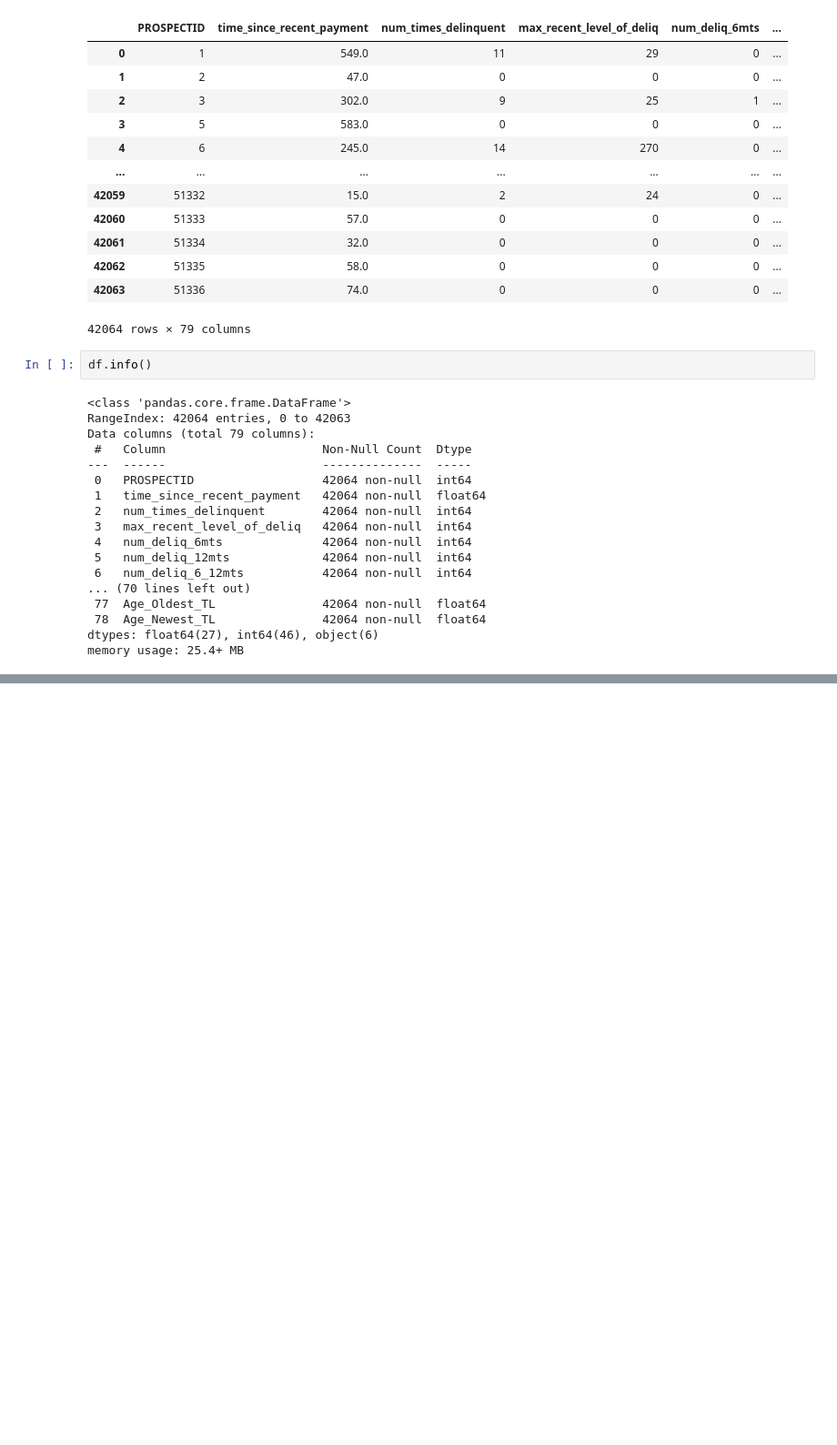
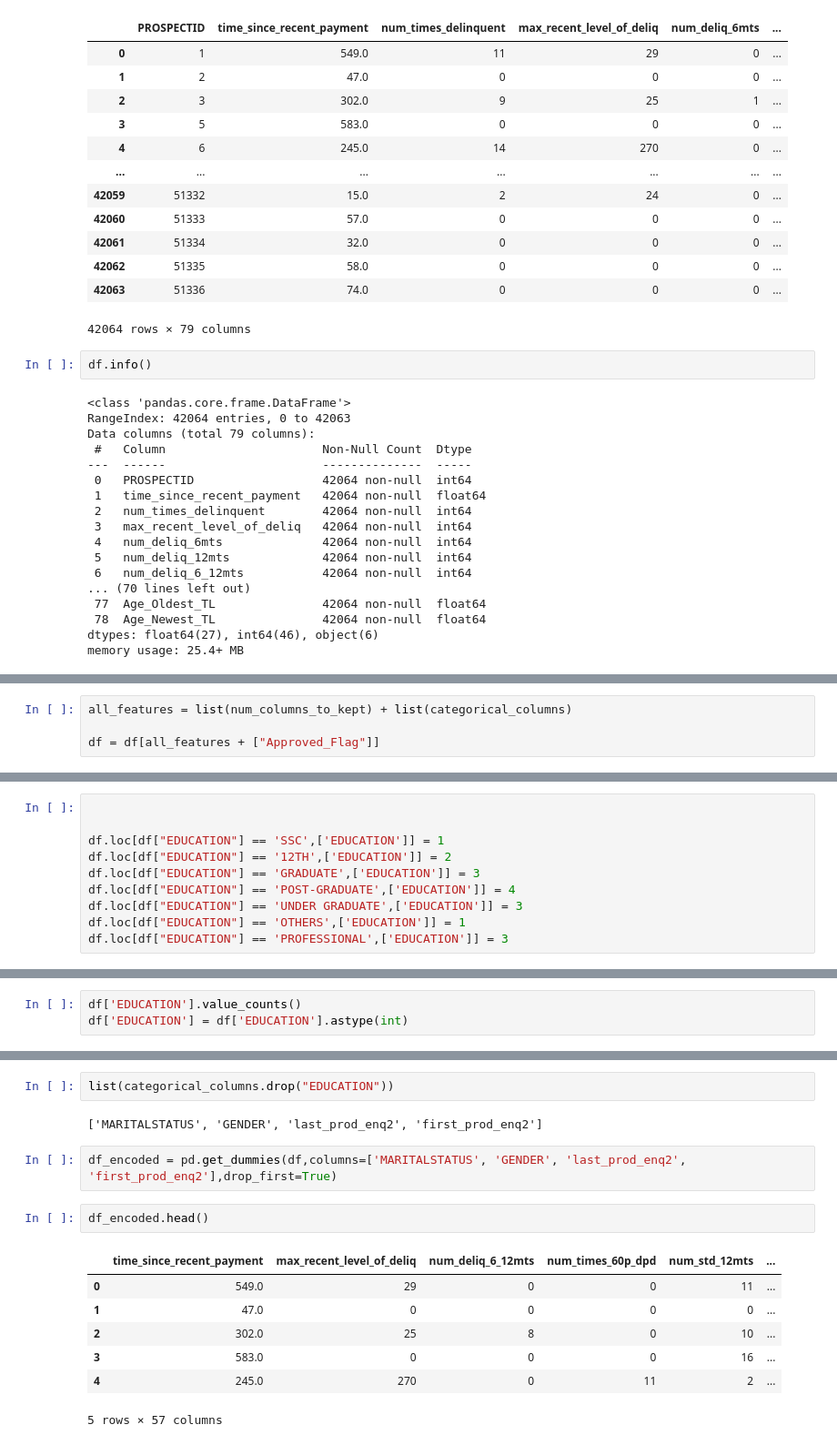
Before and after one commit to kunal15cr/Credit-Risk-Modeling-using-Machine-Learning, a Jupyter notebook: notebooks/clean_data.ipynb, the cells around one changed output, grey strips where cells are left out. Shown at 91% size. Saved outputs shown, nothing was run; the diff lists cells and outputs as text; blank space fills up the shorter version.

```diff
--- a/notebooks/clean_data.ipynb
+++ b/notebooks/clean_data.ipynb
@@ -143,0 +294,4 @@ memory usage: 25.4+ MB
+# %%
+all_features = list(num_columns_to_kept) + list(categorical_columns)
+
+df = df[all_features + ["Approved_Flag"]]
@@ -143,0 +324,10 @@ memory usage: 25.4+ MB
+# %%
+
+
+df.loc[df["EDUCATION"] == 'SSC',['EDUCATION']] = 1
+df.loc[df["EDUCATION"] == '12TH',['EDUCATION']] = 2
+df.loc[df["EDUCATION"] == 'GRADUATE',['EDUCATION']] = 3
+df.loc[df["EDUCATION"] == 'POST-GRADUATE',['EDUCATION']] = 4
+df.loc[df["EDUCATION"] == 'UNDER GRADUATE',['EDUCATION']] = 3
+df.loc[df["EDUCATION"] == 'OTHERS',['EDUCATION']] = 1
+df.loc[df["EDUCATION"] == 'PROFESSIONAL',['EDUCATION']] = 3
@@ -143,0 +338,3 @@ memory usage: 25.4+ MB
+# %%
+df['EDUCATION'].value_counts()
+df['EDUCATION'] = df['EDUCATION'].astype(int)
@@ -143,0 +358,16 @@ memory usage: 25.4+ MB
+# %%
+list(categorical_columns.drop("EDUCATION"))
+# %% [output]
+['MARITALSTATUS', 'GENDER', 'last_prod_enq2', 'first_prod_enq2']
+# %%
+df_encoded = pd.get_dummies(df,columns=['MARITALSTATUS', 'GENDER', 'last_prod_enq2', 'first_prod_enq2'],drop_first=True)
+# %%
+df_encoded.head()
+# %% [output]
+|  | time_since_recent_payment | max_recent_level_of_deliq | num_deliq_6_12mts | num_times_60p_dpd | num_std_12mts | ... |
+| 0 | 549.0 | 29 | 0 | 0 | 11 | ... |
+| 1 | 47.0 | 0 | 0 | 0 | 0 | ... |
+| 2 | 302.0 | 25 | 8 | 0 | 10 | ... |
+| 3 | 583.0 | 0 | 0 | 0 | 16 | ... |
+| 4 | 245.0 | 270 | 0 | 11 | 2 | ... |
+5 rows × 57 columns
```
Also changed, not shown: parts of 40 cells of this notebook.
